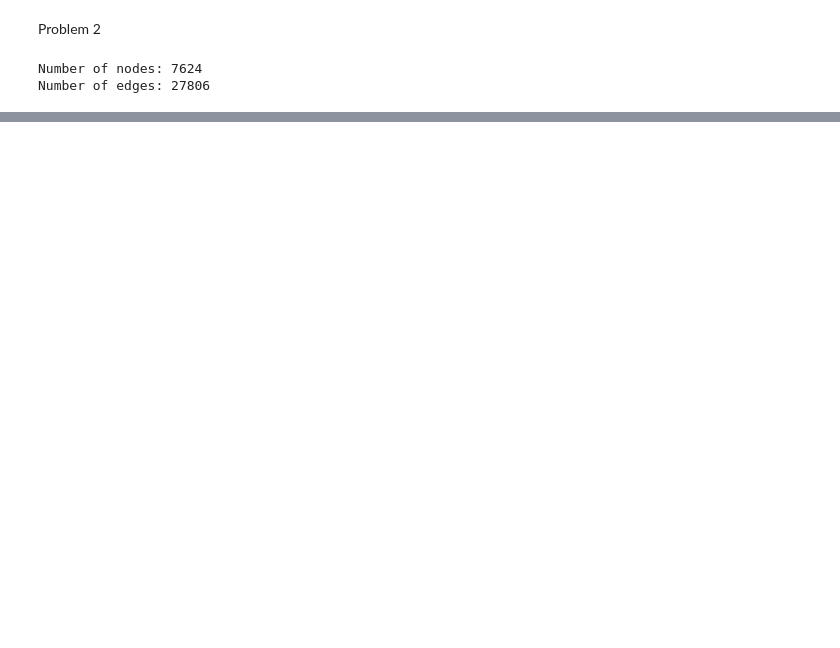
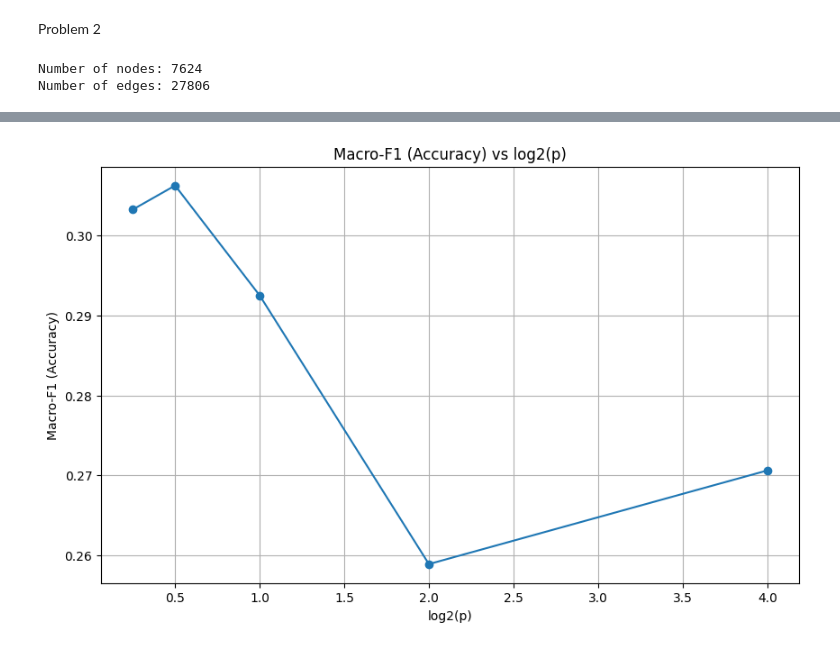
Before and after one commit to ThomasScottWhite/SNAHW3, a Jupyter notebook: hw3.ipynb, the cells around one changed output, grey strips where cells are left out. Cells and saved outputs as stored; diff of their text form; code cells hidden in the pictures; blank space fills up the shorter version.

```diff
--- a/hw3.ipynb
+++ b/hw3.ipynb
@@ -360,0 +206,21 @@ plot_metric_vs_parameter(macro_f1_scores, p_values, 'log2(p)', log_scale=True)
+# %%
+# Node 2 Vec and logistic regression
+def node2vec_logregression(G, dimensions=128, l=80, r=10, p=1, q=1, k=10):
+
+    node2vec = Node2Vec(G, dimensions=dimensions, walk_length=l, num_walks=r, p=p, q=q, workers=4)
+    model = node2vec.fit(window=k, min_count=1, batch_words=4)
+
+    embeddings = {str(node): model.wv[str(node)] for node in G.nodes()}
+    X = np.array([embeddings[str(node)] for node in G.nodes()])
+    y = np.array([node_labels[node] for node in G.nodes()])
+
+    X_train, X_test, y_train, y_test = train_test_split(X, y, test_size=0.2, random_state=42)
+
+    clf = LogisticRegression(max_iter=1000)
+    clf.fit(X_train, y_train)
+    y_pred = clf.predict(X_test)
+
+    macro_f1 = f1_score(y_test, y_pred, average='macro')
+    accuracy = accuracy_score(y_test, y_pred)
+
+    return macro_f1, accuracy
@@ -360,0 +234,20 @@ plot_metric_vs_parameter(macro_f1_scores, p_values, 'log2(p)', log_scale=True)
+# %%
+def plot_metric_vs_parameter(metric, parameter_values, parameter_name):
+    plt.figure(figsize=(10, 6))
+    plt.plot(parameter_values, metric, marker='o')
+    plt.xlabel(parameter_name)
+    plt.ylabel('Macro-F1 (Accuracy)')
+    plt.title(f'Macro-F1 (Accuracy) vs {parameter_name}')
+    plt.grid(True)
+    plt.show()
+# %%
+p_values = [0.25, 0.5, 1, 2, 4]
+macro_f1_scores = []
+
+for p in p_values:
+    marco_f1, accuracy = node2vec_logregression(G, p=p)
+    macro_f1_scores.append(marco_f1)
+
+plot_metric_vs_parameter(macro_f1_scores, p_values, 'log2(p)')
+# %% [output]
+[figure, added]
```
Also changed, not shown: parts of 24 cells of this notebook, 2 other files.
